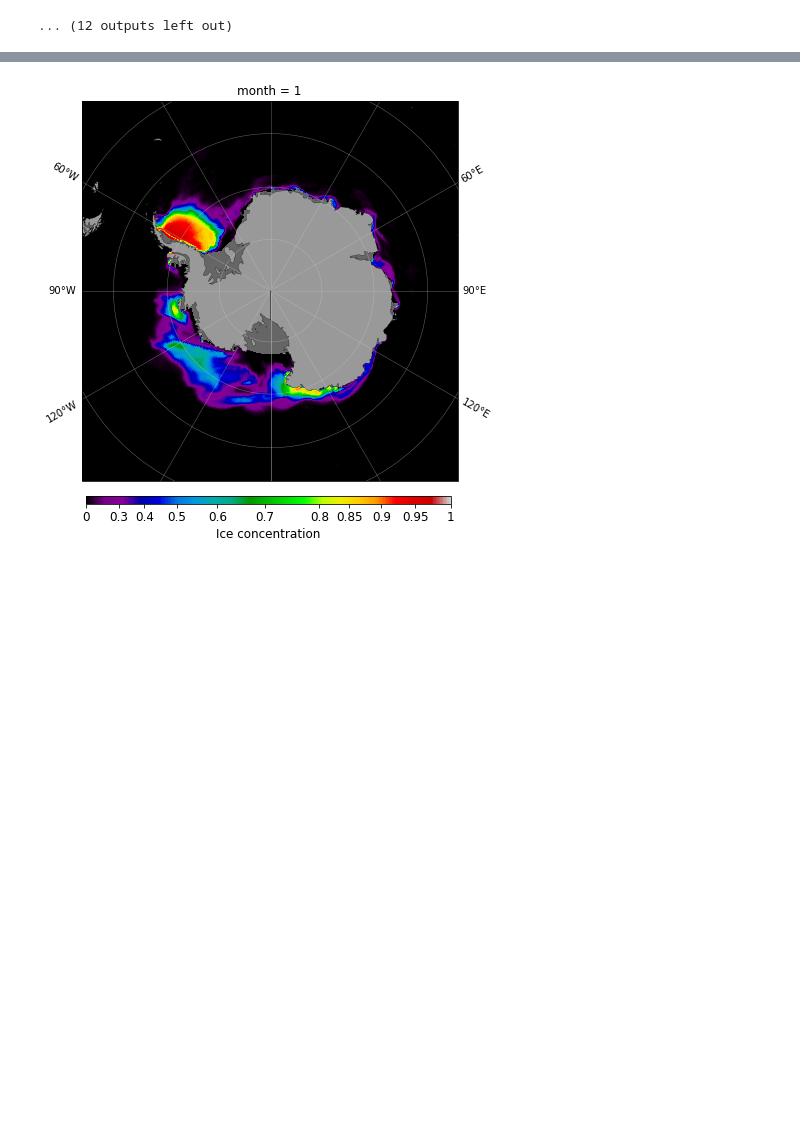
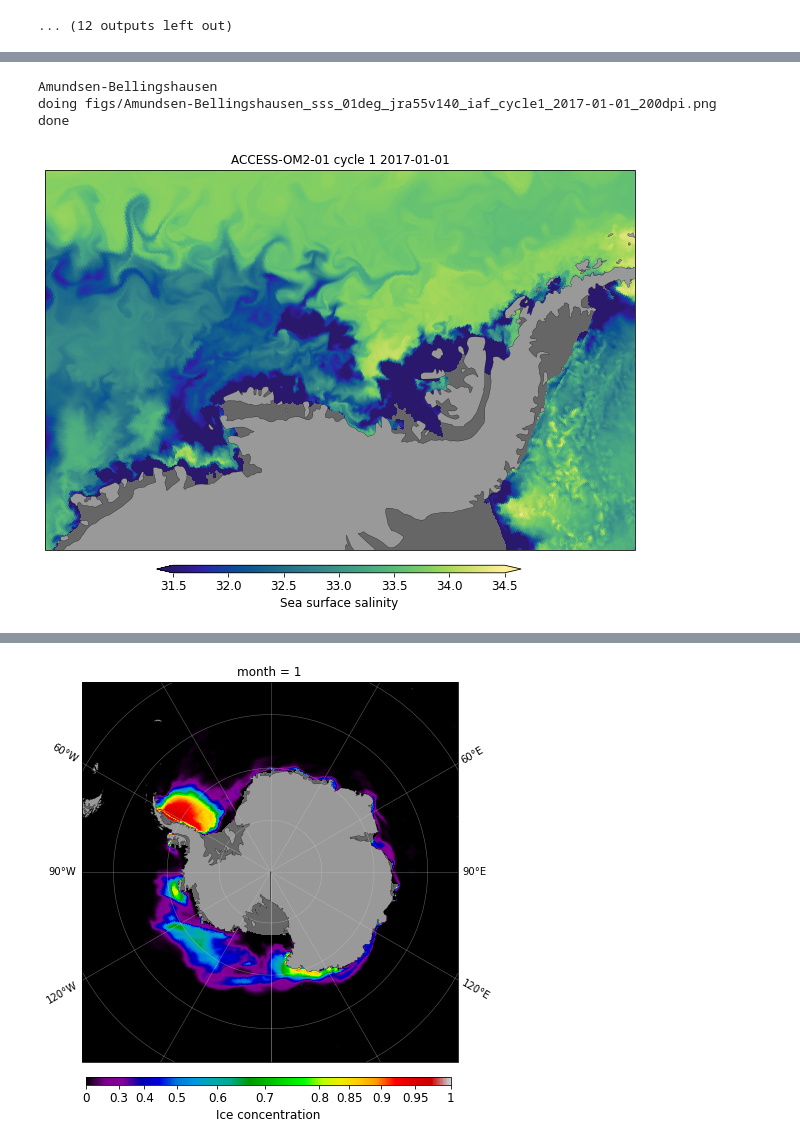
Before and after one commit to aekiss/ice_analysis, a Jupyter notebook: ice_maps.ipynb, the cells around one changed output, grey strips where cells are left out. Saved outputs shown, nothing was run; the diff lists cells and outputs as text; code cells hidden in the pictures; blank space fills up the shorter version.

Commit message:
added plots of MOM variables

```diff
--- a/ice_maps.ipynb
+++ b/ice_maps.ipynb
@@ -255,11 +265,3 @@ def obs_clim(obs, groupby='time.month'):
 # %%
 # save concentration for all resolutions to do extent contours
 ice_data = exptdata.exptdict
-# %%
-for ekey in ice_data.keys():
-    for ide in ice_data[ekey]:
-#         loaddata(ide, varnames=['aice_m'])
-#         loaddata(ide, varnames=['hi_m'])
-        loaddata(ide, varnames=['hi'])
-        loaddata(ide, varnames=['aice'])
-        break  # only load cycle 1
@@ -349,9 +362,9 @@ def plotSIC(var, projection=ccrs.NorthPolarStereo(), extent=[-180, 180, 48, 90],
                       linewidth=0.5, color=[0.8, 0.8, 0.8], alpha=0.5)
     gl.ylabels_top = None
 
-#     gl.ylabels_bottom = None # only needed for Weddell and Amundsen-Bellingshausen closeups
-#     gl.ylabels_left = None # only needed for Weddell and Amundsen-Bellingshausen closeups
-#     gl.ylabels_right = None # only needed for Weddell and Amundsen-Bellingshausen closeups
+    gl.ylabels_bottom = None # only needed for Weddell and Amundsen-Bellingshausen closeups
+    gl.ylabels_left = None # only needed for Weddell and Amundsen-Bellingshausen closeups
+    gl.ylabels_right = None # only needed for Weddell and Amundsen-Bellingshausen closeups
 
 #     gl.ylabels_right = None
     gl.xlabels_top = None
@@ -395,9 +408,9 @@ def plotSIC(var, projection=ccrs.NorthPolarStereo(), extent=[-180, 180, 48, 90],
     return ax
 # %%
 views = {
-    'NH': {'projection': ccrs.NorthPolarStereo(), 'extent': [-180, 180, 48, 90]},
-    'SH': {'projection': ccrs.SouthPolarStereo(), 'extent': [-180, 180, -90, -54]},
-#     'Amundsen-Bellingshausen': {'projection': ccrs.Stereographic(central_longitude=-90, central_latitude=-70), 'extent': [-115, -60, -77, -63], 'lon_grid': [], 'lat_grid': []},
+#     'NH': {'projection': ccrs.NorthPolarStereo(), 'extent': [-180, 180, 48, 90]},
+#     'SH': {'projection': ccrs.SouthPolarStereo(), 'extent': [-180, 180, -90, -54]},
+    'Amundsen-Bellingshausen': {'projection': ccrs.Stereographic(central_longitude=-90, central_latitude=-70), 'extent': [-115, -60, -77, -63], 'lon_grid': [], 'lat_grid': []},
 #     'Amundsen-Weddell': {'projection': ccrs.Stereographic(central_longitude=-70, central_latitude=-70), 'extent': [-115, -25, -82, -60]},
 #     'Weddell': {'projection': ccrs.Stereographic(central_longitude=-60, central_latitude=-70), 'extent': [-62, -20, -76.5, -60]},
 #     'Weddell-closeup': {'projection': ccrs.Stereographic(central_longitude=-60, central_latitude=-70), 'extent': [-60, -41, -75, -70], 'lon_grid': [], 'lat_grid': []}
@@ -678,0 +719,31 @@ done
+# %%
+# plot daily SSS from each cycle of each model
+for viewname, view in views.items():
+    print(viewname)
+    for ekey in list(ice_data.keys())[2:]:
+        for cycle, ide in enumerate(ice_data[ekey], start=1):
+            for var in ['sss']:
+                for date in ide[var]['time'].data:
+                    datestr = date.strftime('%Y-%m-%d')
+                    if datestr[0:7] == '2017-01':
+                        title = ' '.join([ide['desc'], 'cycle', str(cycle), datestr])
+                        fname = figname('_'.join([viewname, var,
+                                                  ide['expt'].split('_cycle')[0], 'cycle'+str(cycle), # FRAGLE! assumes filename cycle number = cycle
+                                                  datestr]))
+                        if os.path.exists(fname):
+                            print('   -- skipping', fname)
+                        else:
+                            v = ide[var].sel(time=date)
+                            print('doing', fname)
+                            plotSIC(v, cbar_label='Sea surface salinity', cmp=cm.cm.haline,
+                                cmap_gamma=1.0, cbar_ticklevels=np.arange(31.5, 34.501, 0.5), cbar_sigfigs=2, extend='both', **view).set_title(title);
+                            savefigure(fname)
+                            plt.close()
+#                             break
+            break  # only do cycle 1
+print('done')
+# %% [output]
+Amundsen-Bellingshausen
+doing figs/Amundsen-Bellingshausen_sss_01deg_jra55v140_iaf_cycle1_2017-01-01_200dpi.png
+done
+[figure, added]
```
Also changed, not shown: parts of 18 cells of this notebook.
